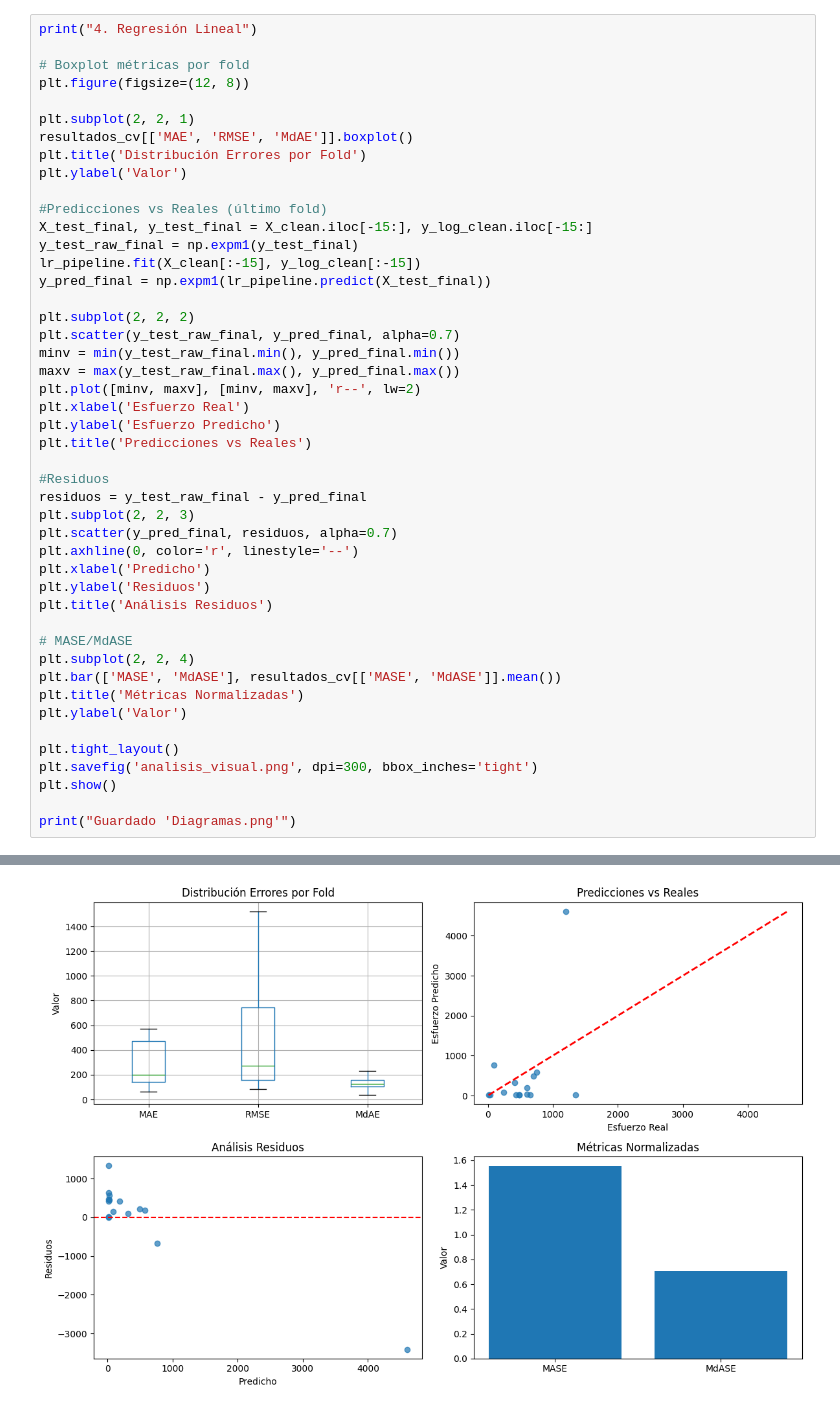
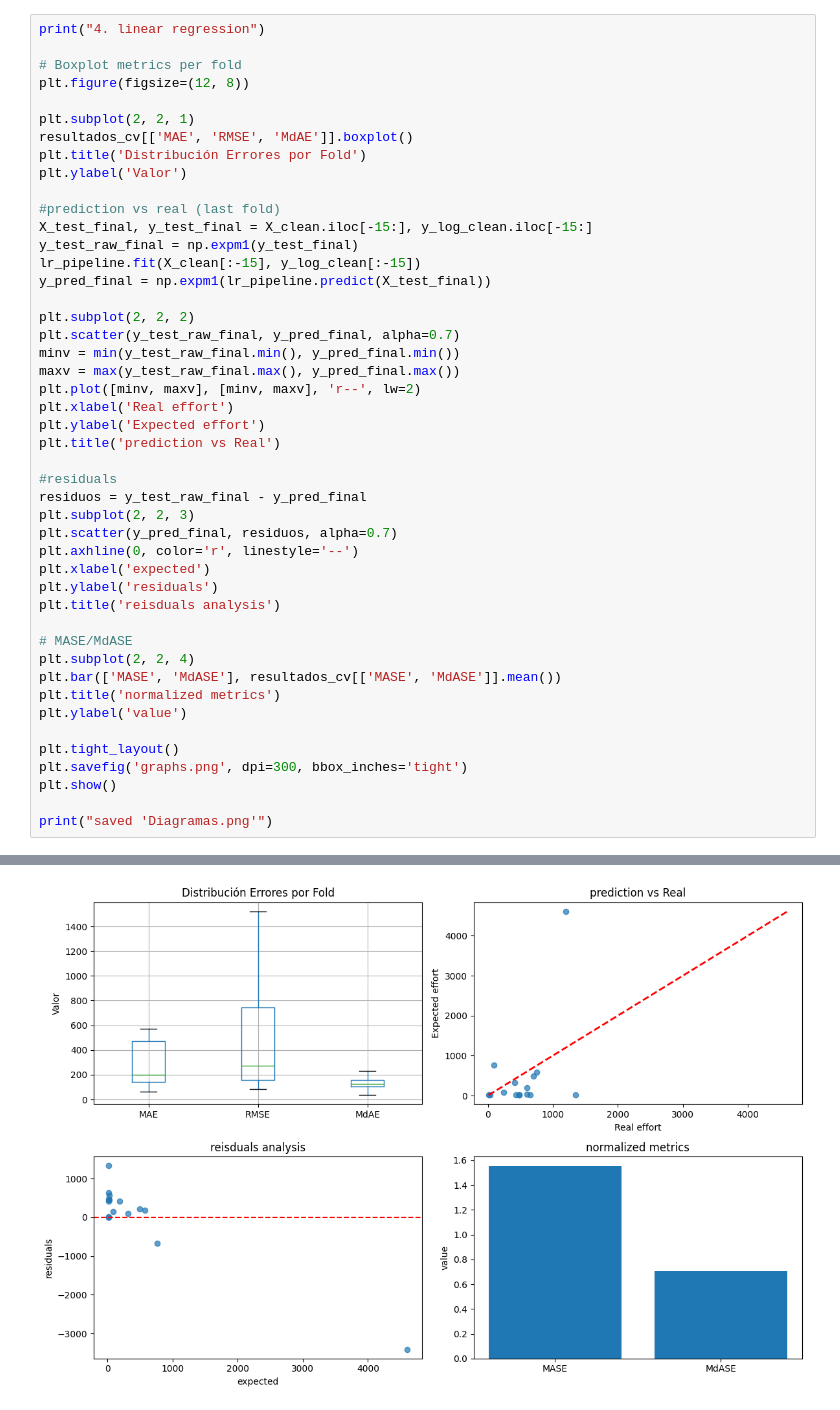
Before and after one commit to Sergi23/PL1-GE, a Jupyter notebook: Gestion proyectos p2/Nasa93/Parte1.ipynb, the cells around one changed output, grey strips where cells are left out. Saved outputs shown, nothing was run; the diff lists cells and outputs as text.

```diff
--- a/Gestion proyectos p2/Nasa93/Parte1.ipynb
+++ b/Gestion proyectos p2/Nasa93/Parte1.ipynb
@@ -302,7 +301,7 @@ Archivos guardados: resultados_pruebas.csv, X.npy, y_log.npy
 # %%
-print("4. Regresión Lineal")
+print("4. linear regression")
 
-# Boxplot métricas por fold
+# Boxplot metrics per fold
 plt.figure(figsize=(12, 8))
 
 plt.subplot(2, 2, 1)
@@ -310,7 +309,7 @@ resultados_cv[['MAE', 'RMSE', 'MdAE']].boxplot()
 plt.title('Distribución Errores por Fold')
 plt.ylabel('Valor')
 
-#Predicciones vs Reales (último fold)
+#prediction vs real (last fold)
 X_test_final, y_test_final = X_clean.iloc[-15:], y_log_clean.iloc[-15:]
 y_test_raw_final = np.expm1(y_test_final)
 lr_pipeline.fit(X_clean[:-15], y_log_clean[:-15])
@@ -321,28 +320,28 @@ plt.scatter(y_test_raw_final, y_pred_final, alpha=0.7)
 minv = min(y_test_raw_final.min(), y_pred_final.min())
 maxv = max(y_test_raw_final.max(), y_pred_final.max())
 plt.plot([minv, maxv], [minv, maxv], 'r--', lw=2)
-plt.xlabel('Esfuerzo Real')
-plt.ylabel('Esfuerzo Predicho')
-plt.title('Predicciones vs Reales')
+plt.xlabel('Real effort')
+plt.ylabel('Expected effort')
+plt.title('prediction vs Real')
 
-#Residuos
+#residuals
 residuos = y_test_raw_final - y_pred_final
 plt.subplot(2, 2, 3)
 plt.scatter(y_pred_final, residuos, alpha=0.7)
 plt.axhline(0, color='r', linestyle='--')
-plt.xlabel('Predicho')
-plt.ylabel('Residuos')
-plt.title('Análisis Residuos')
+plt.xlabel('expected')
+plt.ylabel('residuals')
+plt.title('reisduals analysis')
 
 # MASE/MdASE
 plt.subplot(2, 2, 4)
 plt.bar(['MASE', 'MdASE'], resultados_cv[['MASE', 'MdASE']].mean())
-plt.title('Métricas Normalizadas')
-plt.ylabel('Valor')
+plt.title('normalized metrics')
+plt.ylabel('value')
 
 plt.tight_layout()
-plt.savefig('analisis_visual.png', dpi=300, bbox_inches='tight')
+plt.savefig('graphs.png', dpi=300, bbox_inches='tight')
 plt.show()
 
-print("Guardado 'Diagramas.png'")
+print("saved 'Diagramas.png'")
 # %% [output]
@@ -350 +349 @@ print("Guardado 'Diagramas.png'")
-[figure, old version]
+[figure, new version]
```
Also changed, not shown: parts of 9 cells of this notebook, 3 other files.
